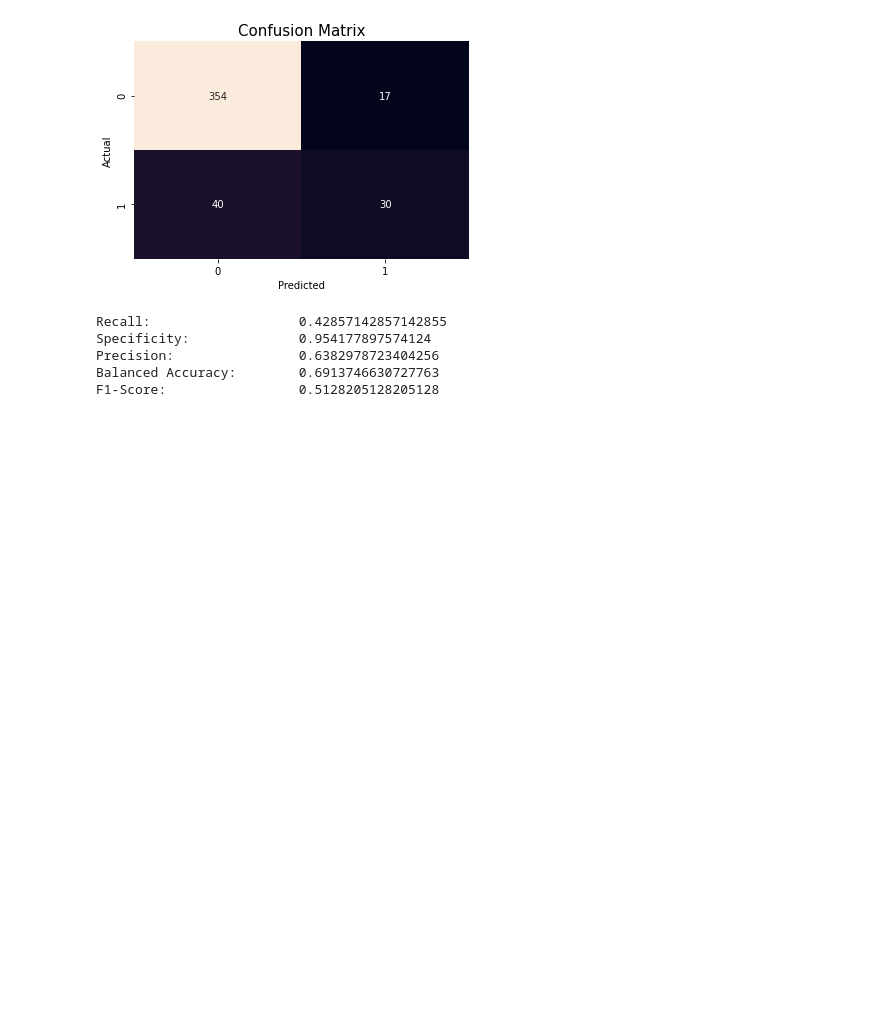
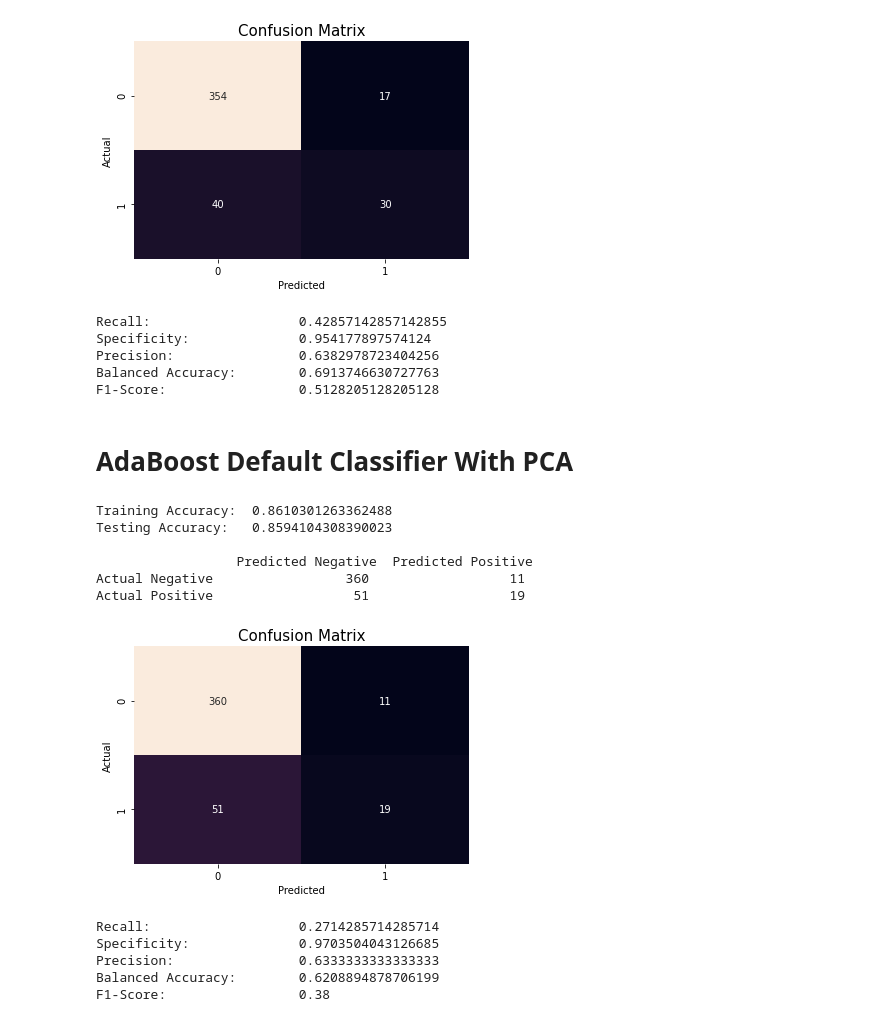
Before and after one commit to JoelQFernandez/DSC-540---Advanced-Machine-Learning---Final-Project, a Jupyter notebook: Final Project 03.6 AdaBoost.ipynb, the cells around one changed output. Saved outputs shown, nothing was run; the diff lists cells and outputs as text; code cells hidden in the pictures; blank space fills up the shorter version.

```diff
--- a/Final Project 03.6 AdaBoost.ipynb
+++ b/Final Project 03.6 AdaBoost.ipynb
@@ -152,6 +130,8 @@ def heatMap2(confusion_matrix):
 X = pd.read_csv('./Data/HR_Employee.csv')
 # Read Attrition.csv
 y = pd.read_csv('./Data/Attrition.csv')
+# Read PCA_HR_Employee.csv
+PCA_X = pd.read_csv('./Data/PCA_HR_Employee.csv')
 # %% [markdown]
 ### Train Test Split.
 # %%
@@ -160,3 +145,5 @@ X_train, X_test, y_train, y_test = train_test_split(X, y, test_size=0.30, random
+# %%
+Table = pd.DataFrame(index = ['Model','Testing Accuracy', 'Recall', 'Specificity', 'Precision', 'Balanced Accuracy', 'F1 Score'])
 # %% [markdown]
 ### Cross Validate.
 # %%
@@ -170,18 +157,16 @@ cv = StratifiedKFold(n_splits=10, shuffle=True, random_state=0)
 # %%
 # Fit Model to Default Classifier
-ab_clf = fitModel(AdaBoostClassifier())
-
+clf = AdaBoostClassifier().fit(X_train, y_train.values.ravel())
 # Calcualate Training and Testing Accuracy
-y_test_pred = modelAccuracy(ab_clf)
-
+testing_accuracy, y_test_pred = modelAccuracy(clf,  X_train, X_test)
 # Print Confusion Matrix
 cm = confusionMatrix(y_test, y_test_pred)
-
 # Heat Map
 heatMap(y_test, y_test_pred)
-
 # Print Metrics
-metrics(cm, y_test, y_test_pred)
+recall, specificity, precision, balanced_accuracy, F1 = metrics(cm, y_test, y_test_pred)
+# Populate Table
+Table['AdaBoost Default Classifier'] = ['AdaBoostClassifier()', testing_accuracy, recall, specificity, precision, balanced_accuracy, F1]
 # %% [output]
 Training Accuracy:  0.8950437317784257
 Testing Accuracy:   0.8684807256235828
@@ -204,13 +189,13 @@ params = dict(
     #n_estimators = [5, 10, 20, 30, 40, 50, 100, 200]
     n_estimators = [int(x) for x in np.linspace(start = 0, stop = 200, num = 3)]
 )
-best_estimator = gridSearcBestEstimator(AdaBoostClassifier(), params, cv)
+best_estimator = gridSearcBestEstimator(AdaBoostClassifier(), params, cv, X_train, y_train)
 
 # Fit Model to best_estimator
-ab_clf = fitModel(best_estimator)
+clf = best_estimator.fit(X_train, y_train.values.ravel())
 
 # Calcualate Training and Testing Accuracy
-y_test_pred = modelAccuracy(ab_clf)
+testing_accuracy, y_test_pred = modelAccuracy(clf, X_train, X_test)
 
 # Print Confusion Matrix
 cm = confusionMatrix(y_test, y_test_pred)
@@ -219,7 +204,10 @@ cm = confusionMatrix(y_test, y_test_pred)
 heatMap(y_test, y_test_pred)
 
 # Print Metrics
-metrics(cm, y_test, y_test_pred)
+recall, specificity, precision, balanced_accuracy, F1 = metrics(cm, y_test, y_test_pred)
+
+# Populate Table
+Table['AdaBoost Best Estimator'] = ['AdaBoostClassifier(n_estimators=100)', testing_accuracy, recall, specificity, precision, balanced_accuracy, F1]
 # %% [output]
 Best Estimator:
 AdaBoostClassifier(n_estimators=100)
@@ -236,3 +224,36 @@ Specificity:              0.954177897574124
 Precision:                0.6382978723404256
 Balanced Accuracy:        0.6913746630727763
 F1-Score:                 0.5128205128205128
+# %% [markdown]
+# AdaBoost Default Classifier With PCA
+# %%
+# Fit Model to Default Classifier
+clf = AdaBoostClassifier().fit(PCA_X_train, PCA_y_train.values.ravel())
+
+# Calcualate Training and Testing Accuracy
+testing_accuracy, y_test_pred = modelAccuracy(clf,  PCA_X_train, PCA_X_test)
+
+# Print Confusion Matrix
+cm = confusionMatrix(PCA_y_test, y_test_pred)
+
+# Heat Map
+heatMap(PCA_y_test, y_test_pred)
+
+# Print Metrics
+recall, specificity, precision, balanced_accuracy, F1 = metrics(cm, PCA_y_test, y_test_pred)
+
+# Populate Table
+Table['AdaBoost Default Classifier With PCA'] = ['AdaBoostClassifier()', testing_accuracy, recall, specificity, precision, balanced_accuracy, F1]
+# %% [output]
+Training Accuracy:  0.8610301263362488
+Testing Accuracy:   0.8594104308390023
+
+                  Predicted Negative  Predicted Positive
+Actual Negative                 360                  11
+Actual Positive                  51                  19
+[figure, added]
+Recall:                   0.2714285714285714
+Specificity:              0.9703504043126685
+Precision:                0.6333333333333333
+Balanced Accuracy:        0.6208894878706199
+F1-Score:                 0.38
```
Also changed, not shown: parts of 17 cells of this notebook.
